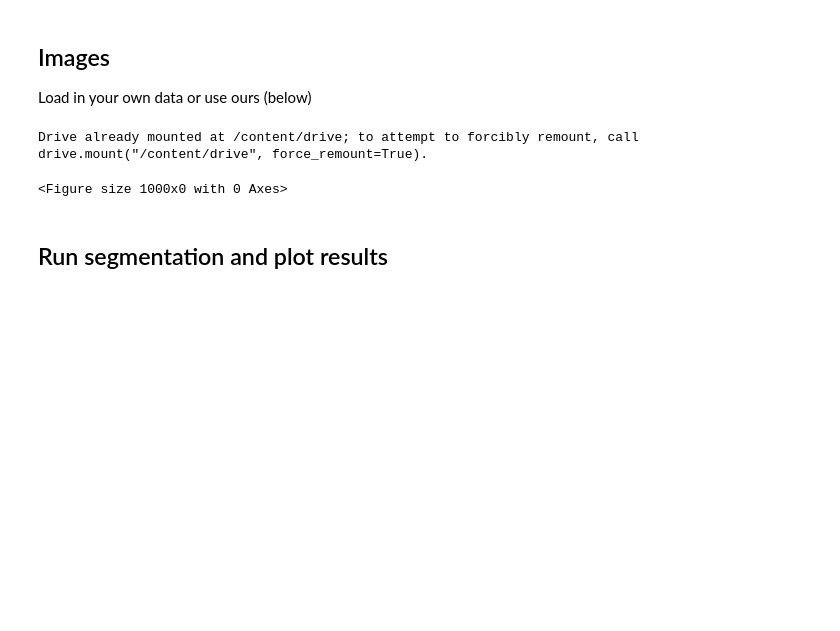
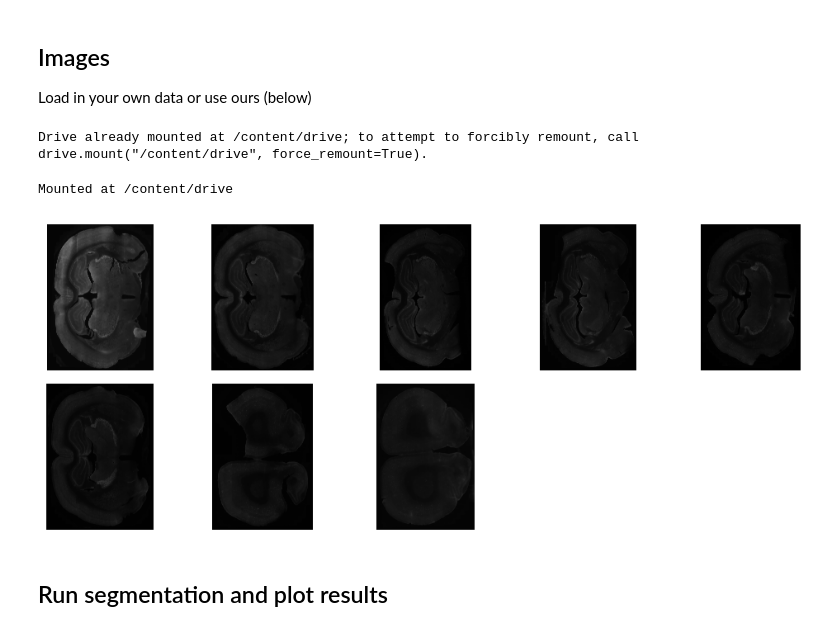
Before and after one commit to jdraffin/cellpose, a Jupyter notebook: notebooks/run_cellpose3.ipynb, the cells around one changed output. Saved outputs shown, nothing was run; the diff lists cells and outputs as text; code cells hidden in the pictures; blank space fills up the shorter version.

```diff
--- a/notebooks/run_cellpose3.ipynb
+++ b/notebooks/run_cellpose3.ipynb
@@ -75,6 +75,10 @@ from google.colab import drive
 drive.mount('/content/drive')
 # %% [output]
 Drive already mounted at /content/drive; to attempt to forcibly remount, call drive.mount("/content/drive", force_remount=True).
+# %%
+drive.mount("/content/drive", force_remount=True)
+# %% [output]
+Mounted at /content/drive
 # %%
 import numpy as np
 import os
@@ -84,35 +88,35 @@ from glob import glob
 from cellpose.io import imread
 
 # For inline plotting
 %matplotlib inline
 mpl.rcParams['figure.dpi'] = 100  # lower resolution for faster rendering
 
 # Path to your image folder
-image_dir = "/content/drive/Othercomputers/My laptop/Cellpose/to process"
+image_dir = "/content/drive/Othercomputers/Colab/Cellpose/to process"
 
 # Load all .tif and .tiff files
 image_files = sorted(glob(os.path.join(image_dir, "*.tif")) +
                      glob(os.path.join(image_dir, "*.tiff")))
 
 # Read the images
 imgs = [imread(f) for f in image_files]
 
 # Show all images (adjust grid size dynamically)
 n_images = len(imgs)
 cols = 5
 rows = (n_images + cols - 1) // cols
 
 plt.figure(figsize=(cols * 2, rows * 2))  # Adjust size as needed
 for i, img in enumerate(imgs):
     img = img.squeeze()
     plt.subplot(rows, cols, i + 1)
     plt.imshow(img, cmap="gray")
     plt.axis('off')
 
 plt.tight_layout()
 plt.show()
 # %% [output]
-<Figure size 1000x0 with 0 Axes>
+[figure, added]
 # %% [markdown]
 ## Run segmentation and plot results
 # %%
```
Also changed, not shown: parts of 3 cells of this notebook.
